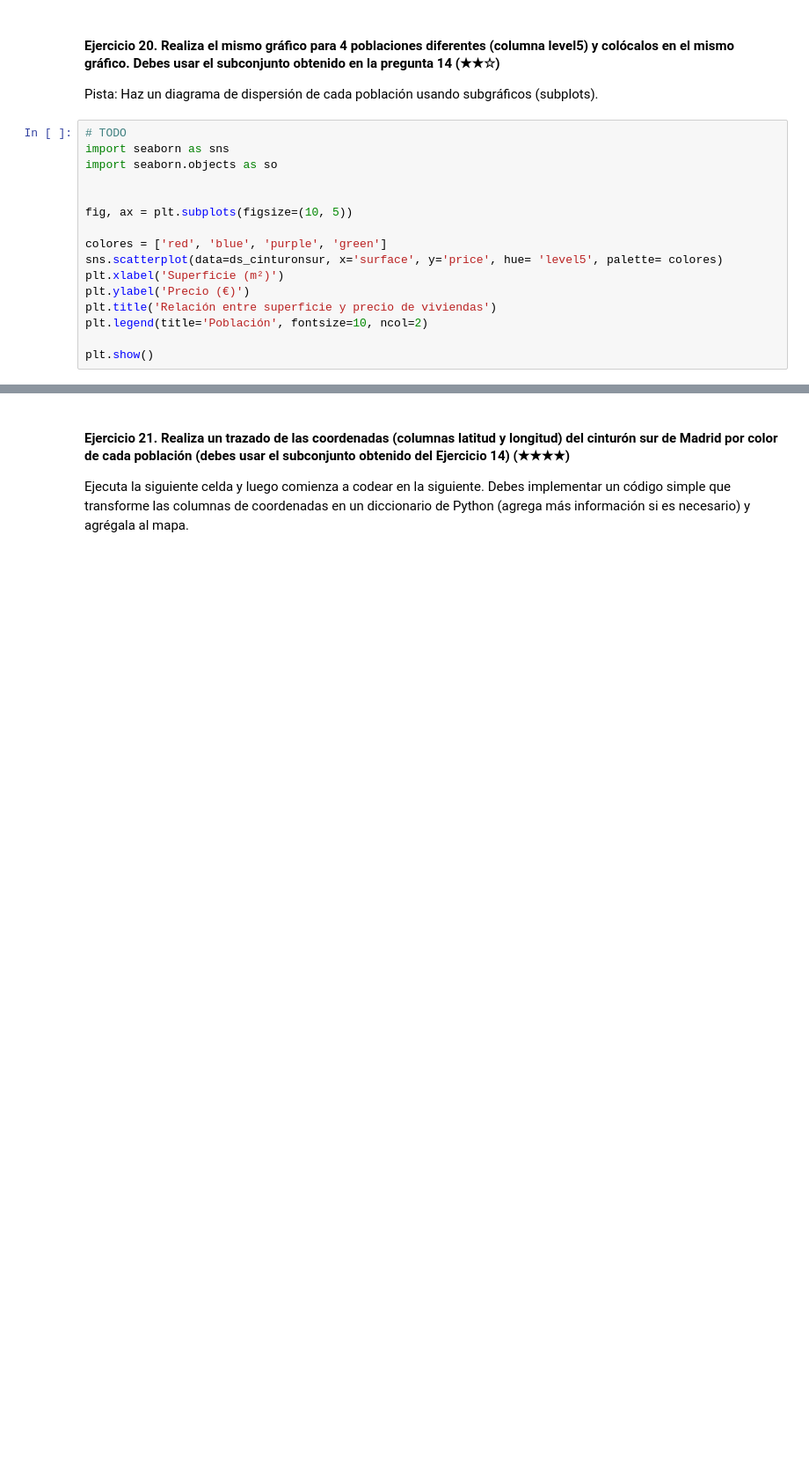
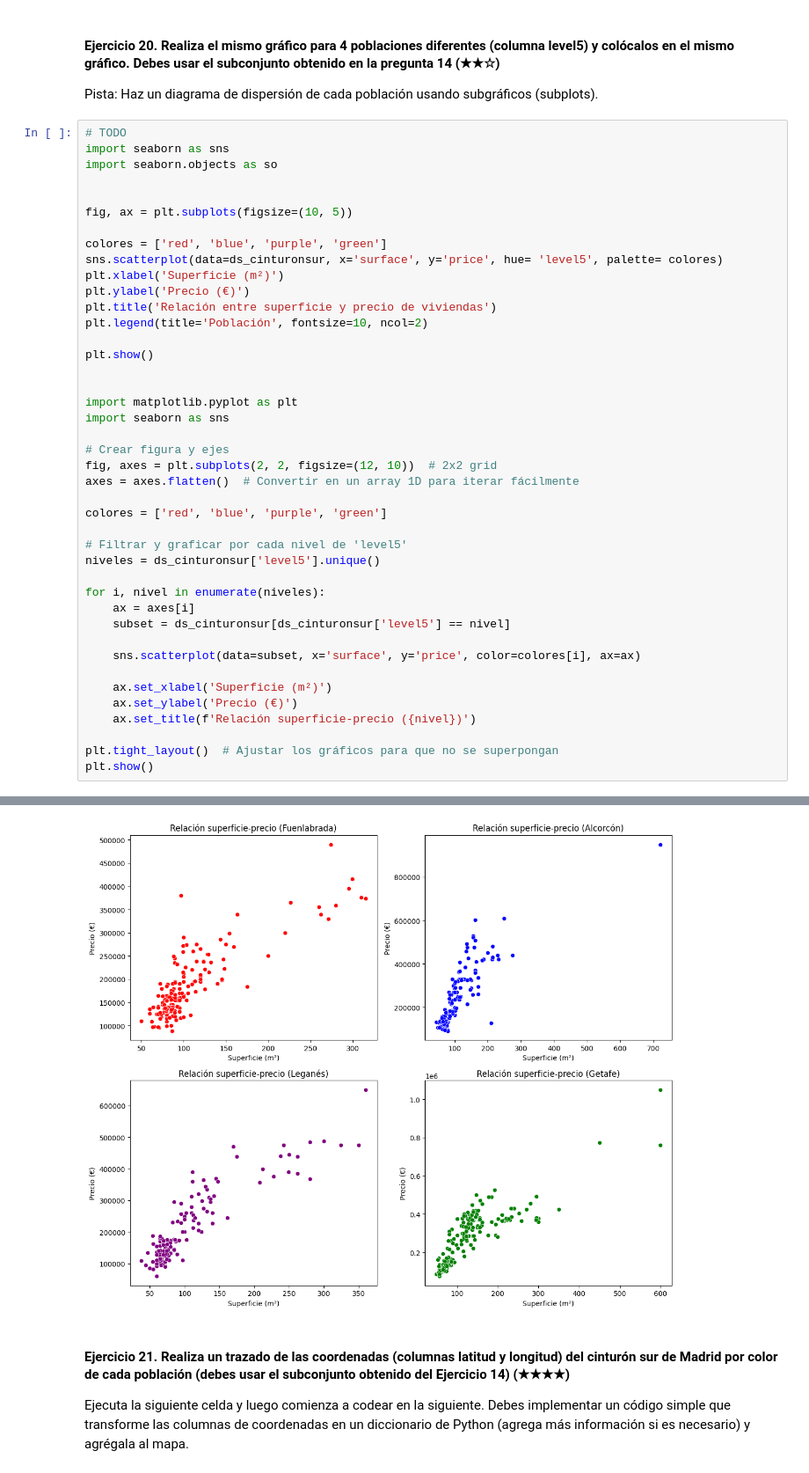
Before and after one commit to 4GeeksAcademy/PROYECTO-REALESTATE-REVIEW-MFGS, a Jupyter notebook: project.es.ipynb, the cells around one changed output, grey strips where cells are left out. Shown at 88% size. Drawn from its saved outputs; the diff is of its cells as text; blank space fills up the shorter version.

```diff
--- a/project.es.ipynb
+++ b/project.es.ipynb
@@ -428,21 +428,48 @@ Pista: Haz un diagrama de dispersión de cada población usando subgráficos (su
 # %%
 # TODO
 import seaborn as sns
 import seaborn.objects as so
 
 
 fig, ax = plt.subplots(figsize=(10, 5))
 
 colores = ['red', 'blue', 'purple', 'green']
 sns.scatterplot(data=ds_cinturonsur, x='surface', y='price', hue= 'level5', palette= colores)
 plt.xlabel('Superficie (m²)')
 plt.ylabel('Precio (€)')
 plt.title('Relación entre superficie y precio de viviendas')
 plt.legend(title='Población', fontsize=10, ncol=2)
 
 plt.show()
+
+
+import matplotlib.pyplot as plt
+import seaborn as sns
+
+# Crear figura y ejes
+fig, axes = plt.subplots(2, 2, figsize=(12, 10))  # 2x2 grid
+axes = axes.flatten()  # Convertir en un array 1D para iterar fácilmente
+
+colores = ['red', 'blue', 'purple', 'green']
+
+# Filtrar y graficar por cada nivel de 'level5'
+niveles = ds_cinturonsur['level5'].unique()
+
+for i, nivel in enumerate(niveles):
+    ax = axes[i]
+    subset = ds_cinturonsur[ds_cinturonsur['level5'] == nivel]
+
+    sns.scatterplot(data=subset, x='surface', y='price', color=colores[i], ax=ax)
+
+    ax.set_xlabel('Superficie (m²)')
+    ax.set_ylabel('Precio (€)')
+    ax.set_title(f'Relación superficie-precio ({nivel})')
+
+plt.tight_layout()  # Ajustar los gráficos para que no se superpongan
+plt.show()
 # %% [output]
 [figure]
+[figure, added]
 # %% [markdown]
 #### Ejercicio 21. Realiza un trazado de las coordenadas (columnas latitud y longitud) del cinturón sur de Madrid por color de cada población (debes usar el subconjunto obtenido del Ejercicio 14) (★★★★)
 
```
Also changed, not shown: parts of 1 cell of this notebook.
